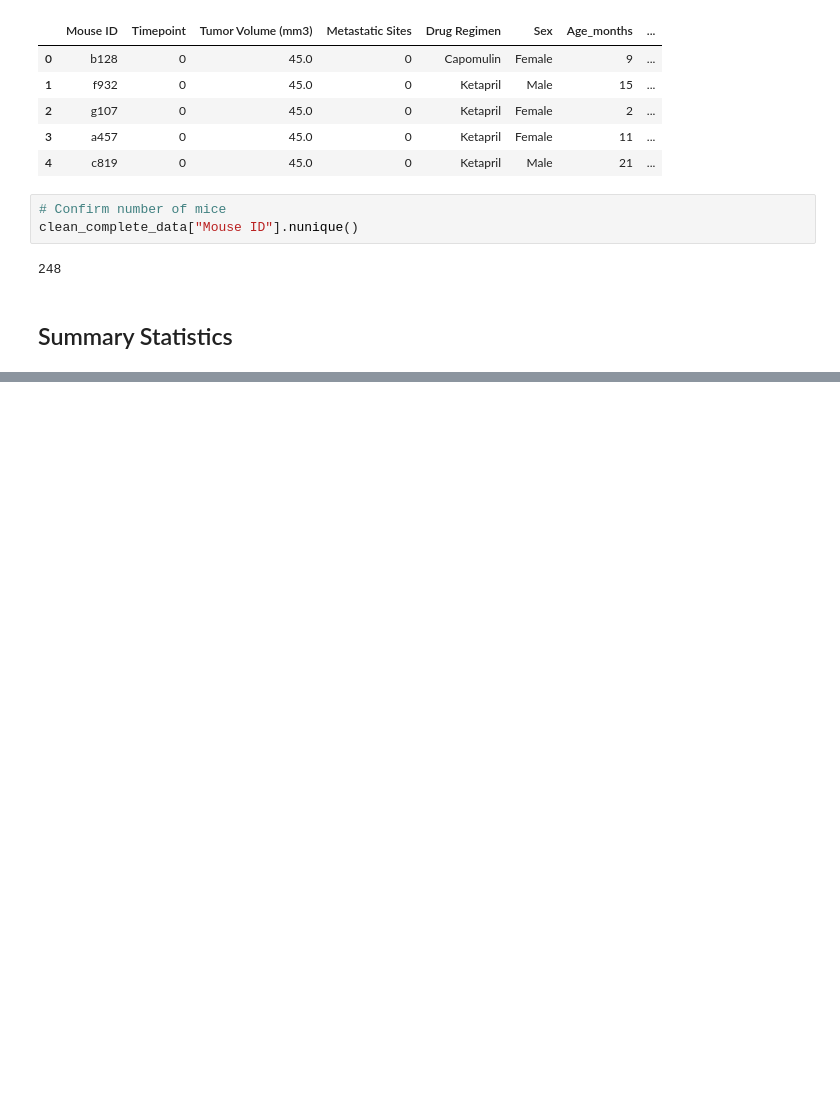
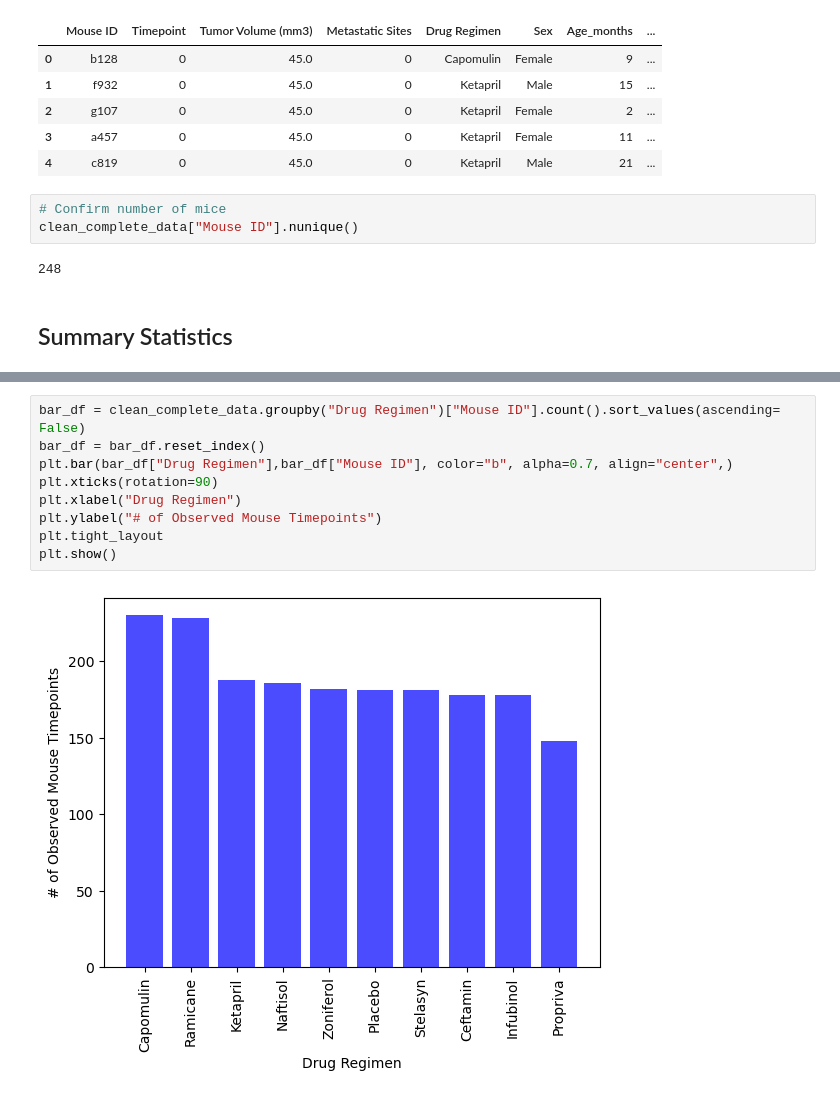
Before and after one commit to danielmolina81/visualization-challenge, a Jupyter notebook: pymaceuticals.ipynb, the cells around one changed output, grey strips where cells are left out. Saved outputs shown, nothing was run; the diff lists cells and outputs as text; blank space fills up the shorter version.

```diff
--- a/pymaceuticals.ipynb
+++ b/pymaceuticals.ipynb
@@ -109,0 +143,11 @@ Statistics_Summary
+# %%
+bar_df = clean_complete_data.groupby("Drug Regimen")["Mouse ID"].count().sort_values(ascending= False)
+bar_df = bar_df.reset_index()
+plt.bar(bar_df["Drug Regimen"],bar_df["Mouse ID"], color="b", alpha=0.7, align="center",)
+plt.xticks(rotation=90)
+plt.xlabel("Drug Regimen")
+plt.ylabel("# of Observed Mouse Timepoints")
+plt.tight_layout
+plt.show()
+# %% [output]
+[figure, added]
```
Also changed, not shown: parts of 8 cells of this notebook.
